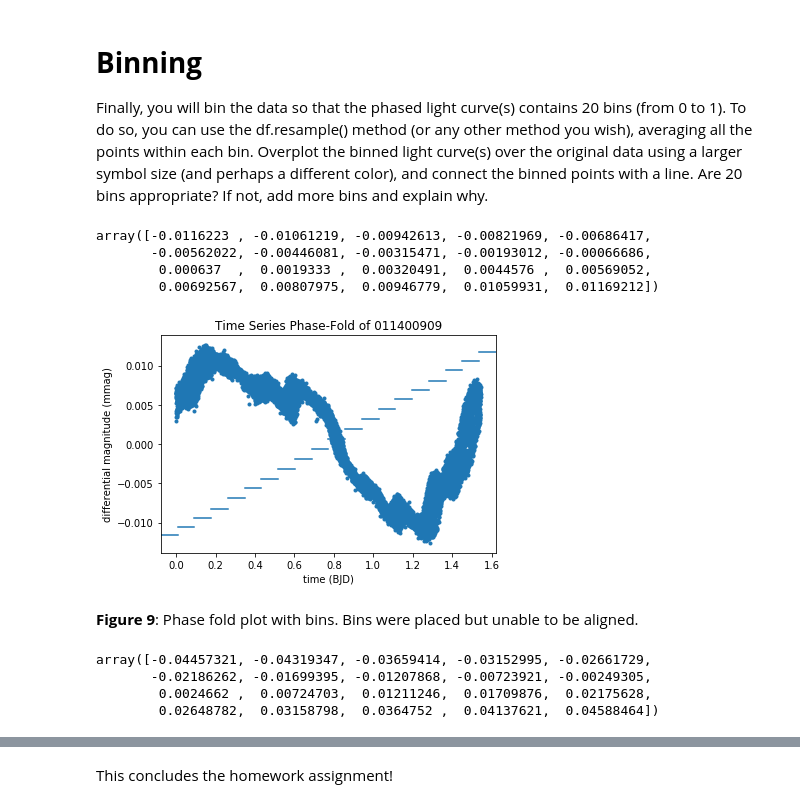
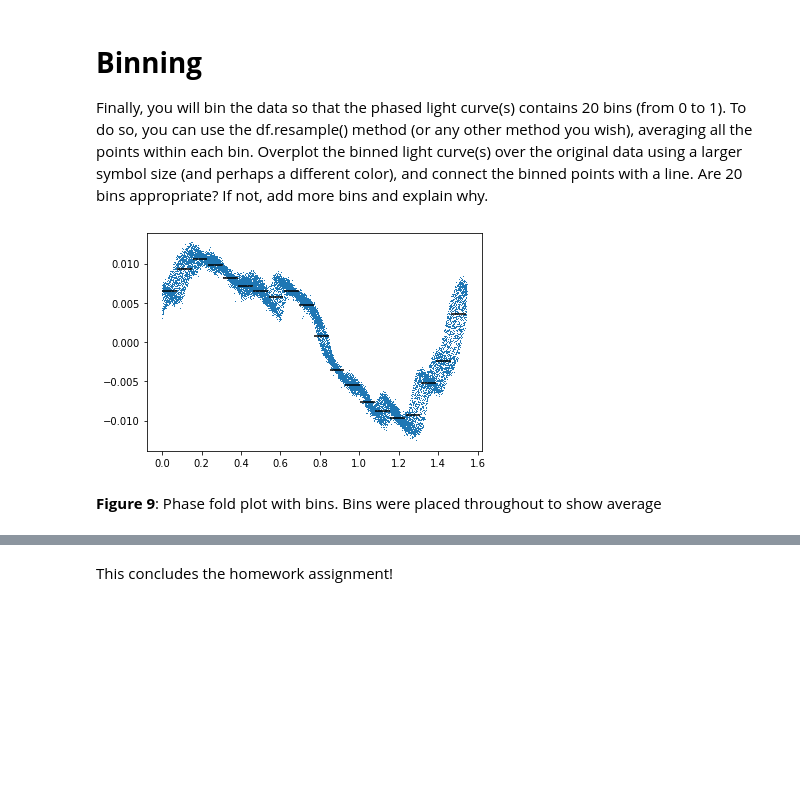
Before and after one commit to TedFess/DSPS_tFessaras, a Jupyter notebook: HW11/TESSlightcurves_tFessaras.ipynb, the cells around one changed output, grey strips where cells are left out. Saved outputs shown, nothing was run; the diff lists cells and outputs as text; code cells hidden in the pictures; blank space fills up the shorter version.

```diff
--- a/HW11/TESSlightcurves_tFessaras.ipynb
+++ b/HW11/TESSlightcurves_tFessaras.ipynb
@@ -215,7 +211,0 @@ bin_means1 = (np.histogram(timeSeries1['mmag'], bins = 20, weights = timeSeries1
-# %%
-bin_means1
-# %% [output]
-array([-0.0116223 , -0.01061219, -0.00942613, -0.00821969, -0.00686417,
-       -0.00562022, -0.00446081, -0.00315471, -0.00193012, -0.00066686,
-        0.000637  ,  0.0019333 ,  0.00320491,  0.0044576 ,  0.00569052,
-        0.00692567,  0.00807975,  0.00946779,  0.01059931,  0.01169212])
@@ -224,19 +211,0 @@ pl.axhline?
-# %%
-timeSeries1['phase-fold'] = np.mod(timeSeries1['time'], period1)
-
-fig, ax = pl.subplots()
-ax.plot(timeSeries1['phase-fold'], timeSeries1['mmag'], '.')
-
-
-for i in range(20):
-  min = i * 0.05
-  max = i * 0.05 + 0.05
-  y = bin_means1[i]
-  ax.axhline(y = y, xmin =  min, xmax = max, linestyle = '-')
-
-pl.title('Time Series Phase-Fold of 011400909')
-pl.xlabel('time (BJD)')
-pl.ylabel('differential magnitude (mmag)')
-pl.show()
-# %% [output]
-[figure, removed]
@@ -243,2 +215,12 @@ pl.show()
+# %%
+def binning(series, name):
+  means, edges, nums = stats.binned_statistic(series["phase-fold"], series["mmag"], bins = 20)
+
+  plt.plot(series['phase-fold'], series['mmag'], ',', zorder = 0)
+  plt.hlines(means, edges[:-1], edges[:-1] + 0.075, 'k', zorder = 1);
+# %%
+binning(timeSeries1, '011400909')
+# %% [output]
+[figure, added]
 # %% [markdown]
-**Figure 9**: Phase fold plot with bins. Bins were placed but unable to be aligned.
+**Figure 9**: Phase fold plot with bins. Bins were placed throughout to show average
@@ -248,7 +226,0 @@ bin_means2 = (np.histogram(timeSeries2['mmag'], bins = 20, weights = timeSeries2
-# %%
-bin_means2
-# %% [output]
-array([-0.04457321, -0.04319347, -0.03659414, -0.03152995, -0.02661729,
-       -0.02186262, -0.01699395, -0.01207868, -0.00723921, -0.00249305,
-        0.0024662 ,  0.00724703,  0.01211246,  0.01709876,  0.02175628,
-        0.02648782,  0.03158798,  0.0364752 ,  0.04137621,  0.04588464])
```
Also changed, not shown: parts of 7 cells of this notebook.
